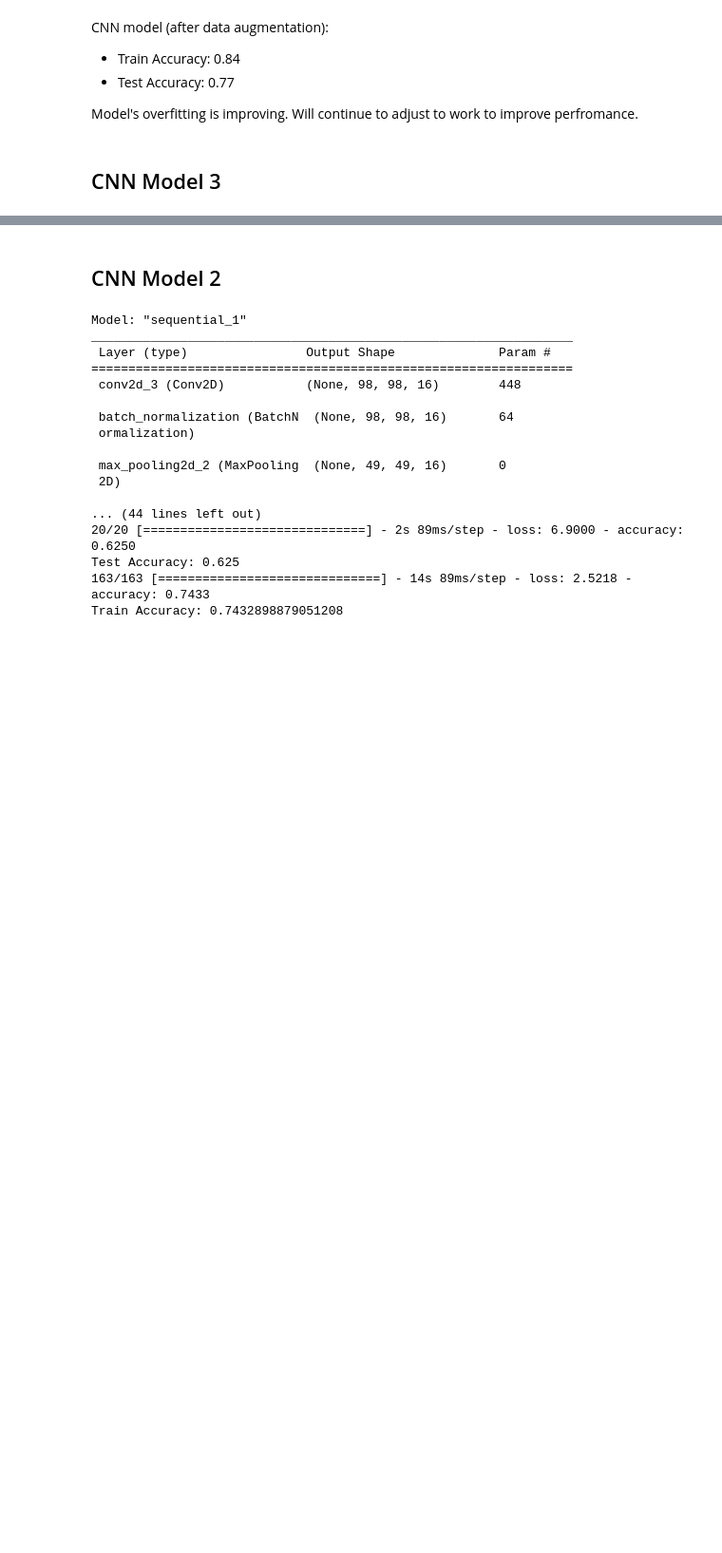
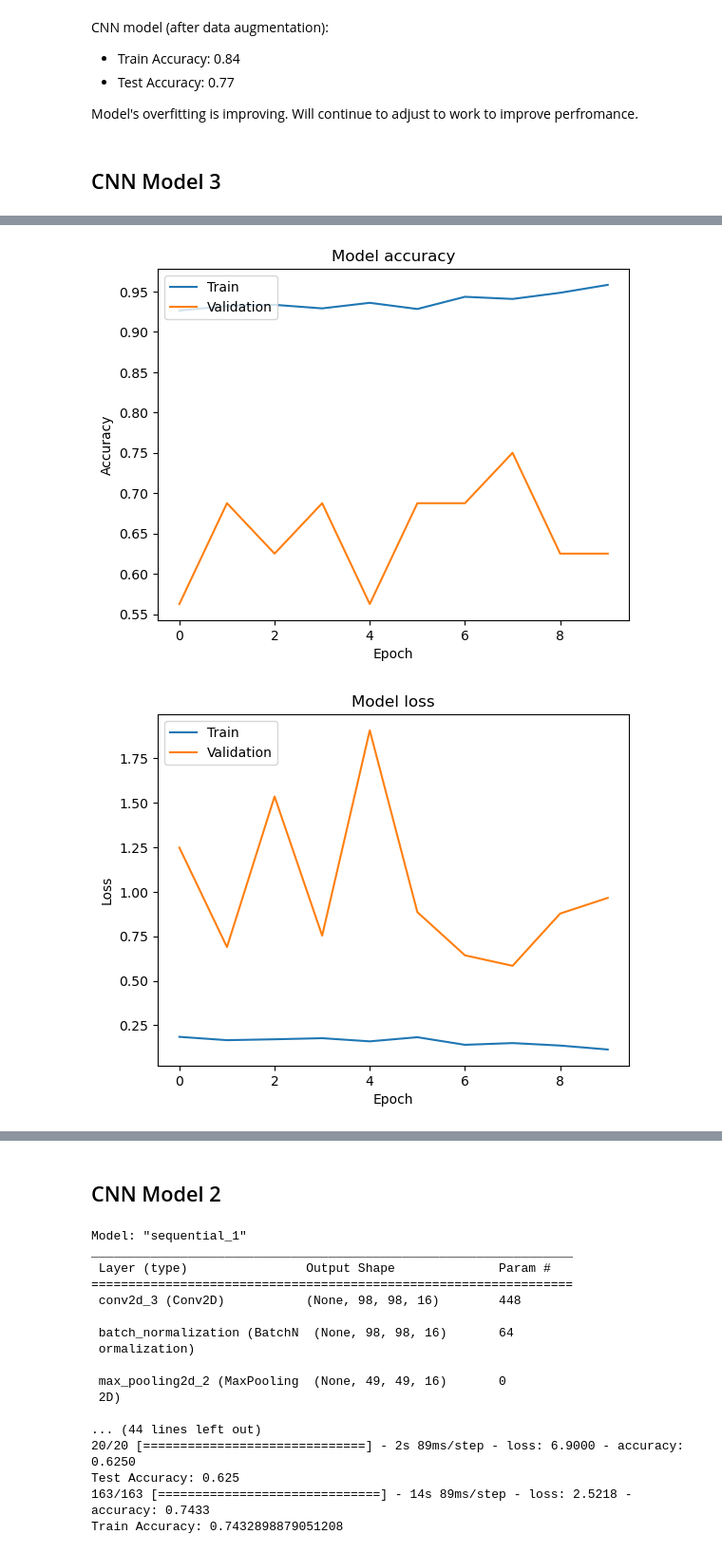
Before and after one commit to ldwilker10/pneumonia_classification, a Jupyter notebook: cnn_models_draft.ipynb, the cells around one changed output, grey strips where cells are left out. Shown at 95% size. Cells and saved outputs as stored; diff of their text form; code cells hidden in the pictures; blank space fills up the shorter version.

Commit message:
Adjusted cnn learning rate model

```diff
--- a/cnn_models_draft.ipynb
+++ b/cnn_models_draft.ipynb
@@ -436,16 +435,17 @@ Model's overfitting is improving. Will continue to adjust to work to improve per
 # %%
 # cnn model #3
 # data augmentation
+# increases number of filters to add complexity, only increased the conv2d layers
 
 cnn_model = models.Sequential()
-cnn_model.add(layers.Conv2D(filters= 8,
+cnn_model.add(layers.Conv2D(filters= 16,
                         kernel_size=(3,3),
                         activation='relu',
                         input_shape=(100, 100, 3)))
 cnn_model.add(layers.MaxPooling2D(pool_size=(2, 2)))
-cnn_model.add(layers.Conv2D(16, (3, 3), activation='relu'))
+cnn_model.add(layers.Conv2D(32, (3, 3), activation='relu'))
 cnn_model.add(layers.MaxPooling2D((2, 2)))
-cnn_model.add(layers.Conv2D(16, (3, 3), activation='relu'))
+cnn_model.add(layers.Conv2D(32, (3, 3), activation='relu'))
 
 # Adding dense layers on top
 
@@ -469,0 +507,35 @@ print(test_acc)
+# %%
+import matplotlib.pyplot as plt
+import keras
+
+# Define a function to plot training and validation curves
+def plot_curves(history):
+    # Plot training & validation accuracy values
+    plt.plot(history.history['accuracy'])
+    plt.plot(history.history['val_accuracy'])
+    plt.title('Model accuracy')
+    plt.xlabel('Epoch')
+    plt.ylabel('Accuracy')
+    plt.legend(['Train', 'Validation'], loc='upper left')
+    plt.show()
+
+    # Plot training & validation loss values
+    plt.plot(history.history['loss'])
+    plt.plot(history.history['val_loss'])
+    plt.title('Model loss')
+    plt.xlabel('Epoch')
+    plt.ylabel('Loss')
+    plt.legend(['Train', 'Validation'], loc='upper left')
+    plt.show()
+
+
+# Train the model and store the history
+history = cnn_model.fit(train_images, train_labels, epochs=10, batch_size=128, validation_data=(val_images, val_labels))
+
+# Plot the curves
+plot_curves(history)
+
+# Evaluate on the test set
+test_loss, test_acc = cnn_model.evaluate(test_images, test_labels)
+print("Test Accuracy:", test_acc)
+# %% [output]
@@ -469,0 +562,2 @@ print(test_acc)
+[figure, added]
+[figure, added]
```
Also changed, not shown: parts of 13 cells of this notebook.
